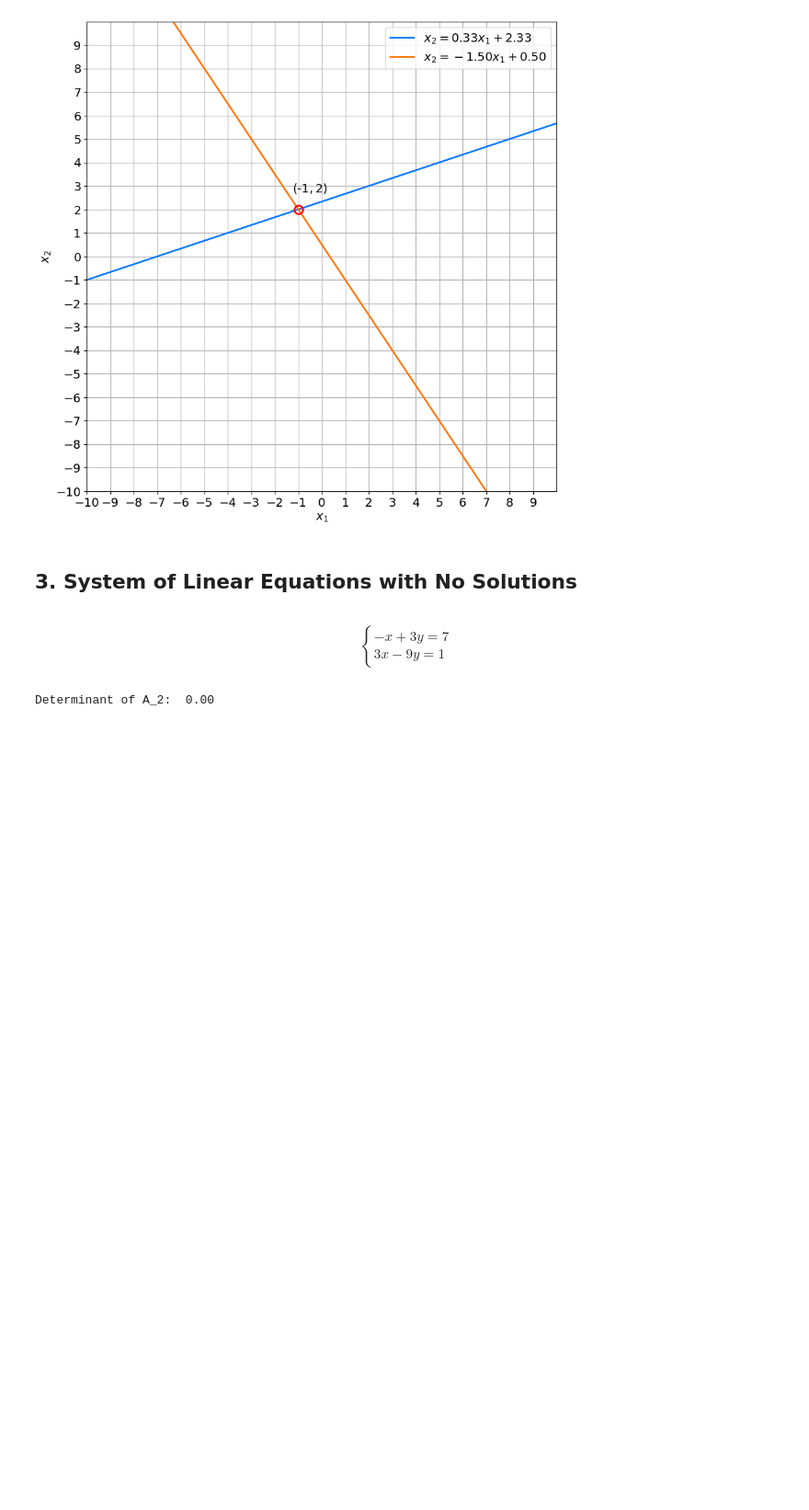
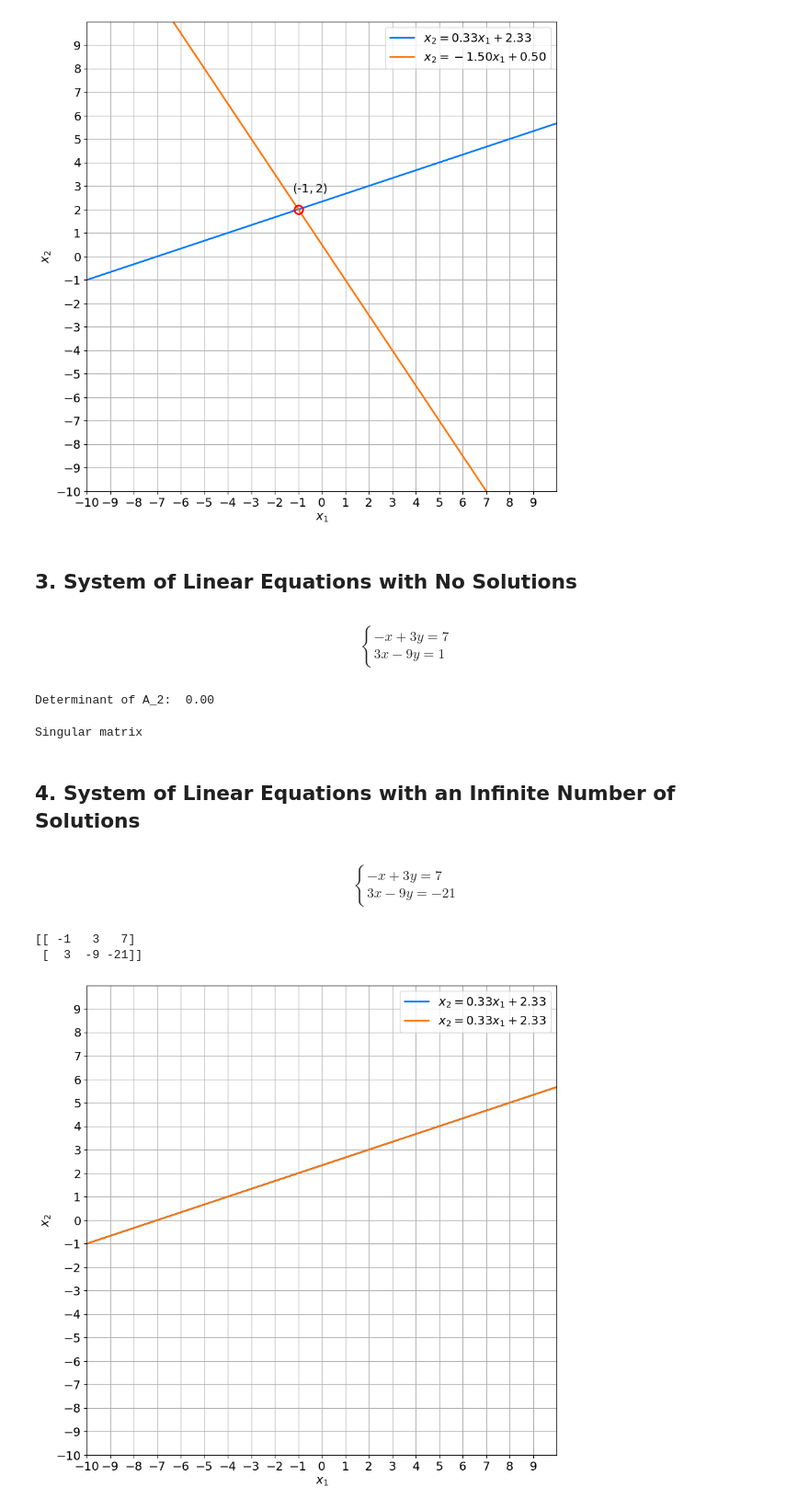
Before and after one commit to FLUOLANET/DataScienceAndAi, a Jupyter notebook: [coursera] Mathematics for Machine Learning and Data Science Specialization/Linear Algebra/Representing Systems of Equations as Matrices.ipynb, the cells around one changed output. Shown: that part at 92% size. Drawn from its saved outputs; the diff is of its cells as text; code cells hidden in the pictures; blank space fills up the shorter version.

```diff
--- a/[coursera] Mathematics for Machine Learning and Data Science Specialization/Linear Algebra/Representing Systems of Equations as Matrices.ipynb
+++ b/[coursera] Mathematics for Machine Learning and Data Science Specialization/Linear Algebra/Representing Systems of Equations as Matrices.ipynb
@@ -90,3 +90,33 @@ det2 = np.linalg.det(A_2)
 print(f"Determinant of A_2: {det2: .2f}")
 # %% [output]
 Determinant of A_2:  0.00
+# %%
+# Singular -> Error
+try:
+    x_2 = np.linalg.solve(A_2, b_2)
+except np.linalg.LinAlgError as err:
+    print(err)
+# %% [output]
+Singular matrix
+# %% [markdown]
+## 4. System of Linear Equations with an Infinite Number of Solutions
+# %% [markdown]
+$$
+\begin{cases}
+-x + 3y = 7 \\ 3x - 9y = -21
+\end{cases}
+$$
+# %%
+# Infinite Number of Solutions
+b_3 = np.array([7, -21])
+
+A_3_system = np.hstack((A_2, b_3.reshape((2, 1))))
+print(A_3_system)
+# %% [output]
+[[ -1   3   7]
+ [  3  -9 -21]]
+# %%
+# Visualize
+plot_lines(A_3_system)
+# %% [output]
+[figure, added]
```
